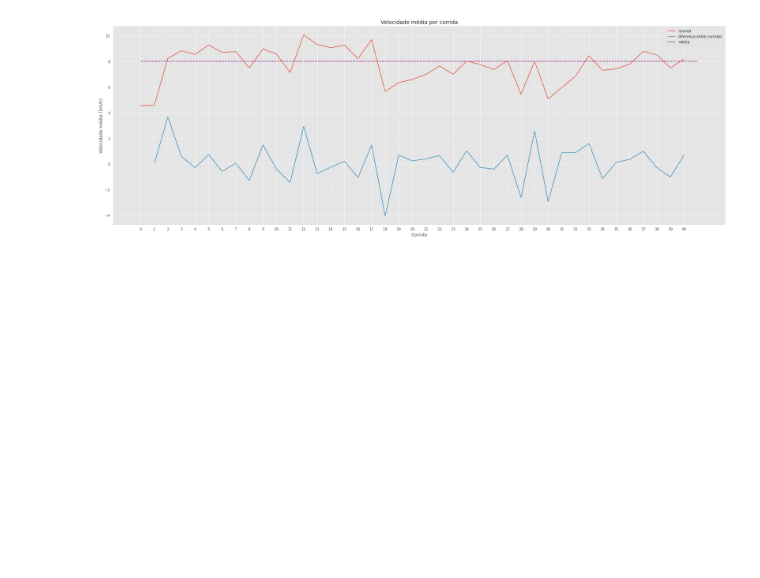
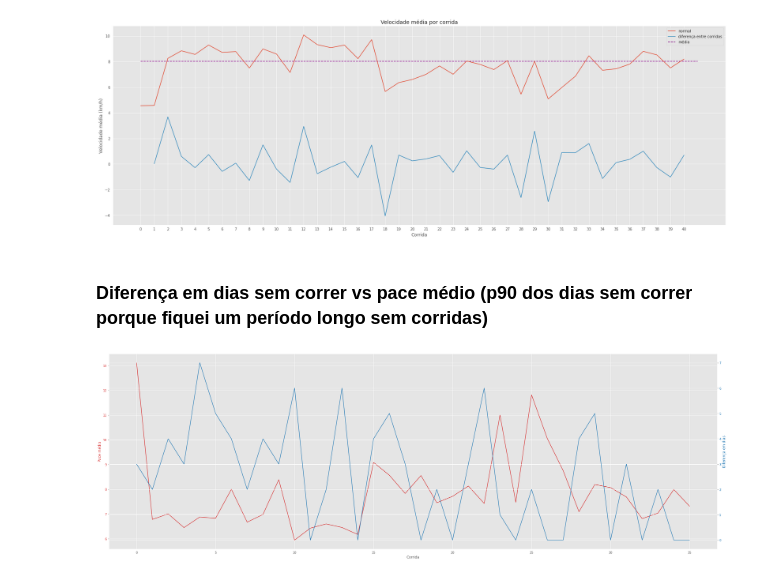
Before and after one commit to tutss/datascience, a Jupyter notebook: health analysis/nikerunanalysis.ipynb, the cells around one changed output. Saved outputs shown, nothing was run; the diff lists cells and outputs as text; code cells hidden in the pictures; blank space fills up the shorter version.

```diff
--- a/health analysis/nikerunanalysis.ipynb
+++ b/health analysis/nikerunanalysis.ipynb
@@ -322,3 +420,25 @@ plt.hlines(df.speed_mean_KMH.median(), color='purple', linestyle='dashed', label
 plot_time_series(x=range(len(df)), y=df.speed_mean_KMH.diff(), title='Velocidade média por corrida', xlabel='Corrida', ylabel='Velocidade média (km/h)', label='diferença entre corridas');
 # %% [output]
 [figure]
+# %% [markdown]
+### Diferença em dias sem correr vs pace médio (p90 dos dias sem correr porque fiquei um período longo sem corridas)
+# %%
+fig, ax1 = plt.subplots()
+
+color = 'tab:red'
+ax1.set_xlabel('Corrida')
+ax1.set_ylabel('Pace médio', color=color)
+ax1.plot(range(len(days_diff_below_p90)), days_diff_below_p90.pace_mean_MKM, color=color)
+ax1.tick_params(axis='y', labelcolor=color)
+
+ax2 = ax1.twinx()  # instantiate a second axes that shares the same x-axis
+
+color = 'tab:blue'
+ax2.set_ylabel('Diferença em dias', color=color)  # we already handled the x-label with ax1
+ax2.plot(range(len(days_diff_below_p90)), days_diff_below_p90.days_diff, color=color)
+ax2.tick_params(axis='y', labelcolor=color)
+
+fig.tight_layout()  # otherwise the right y-label is slightly clipped
+plt.show()
+# %% [output]
+[figure, added]
```
Also changed, not shown: parts of 13 cells of this notebook.
